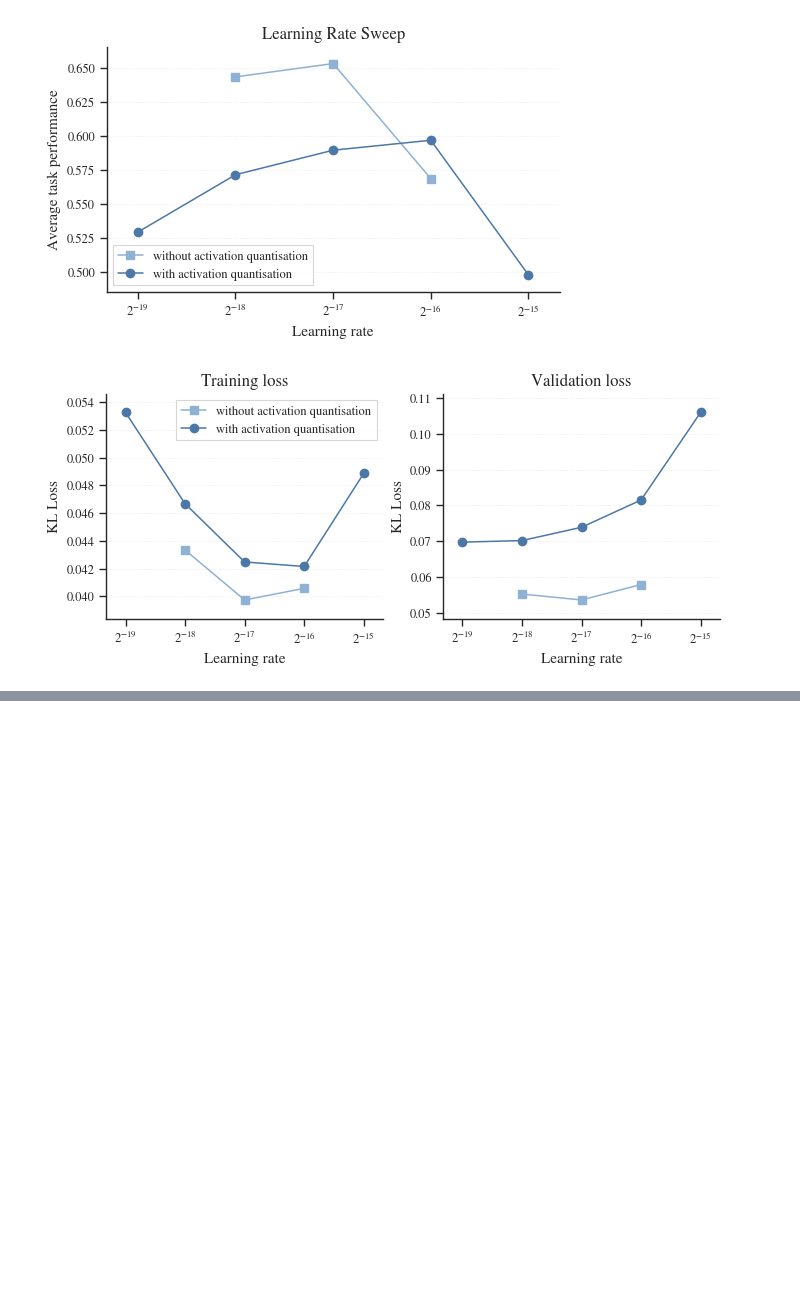
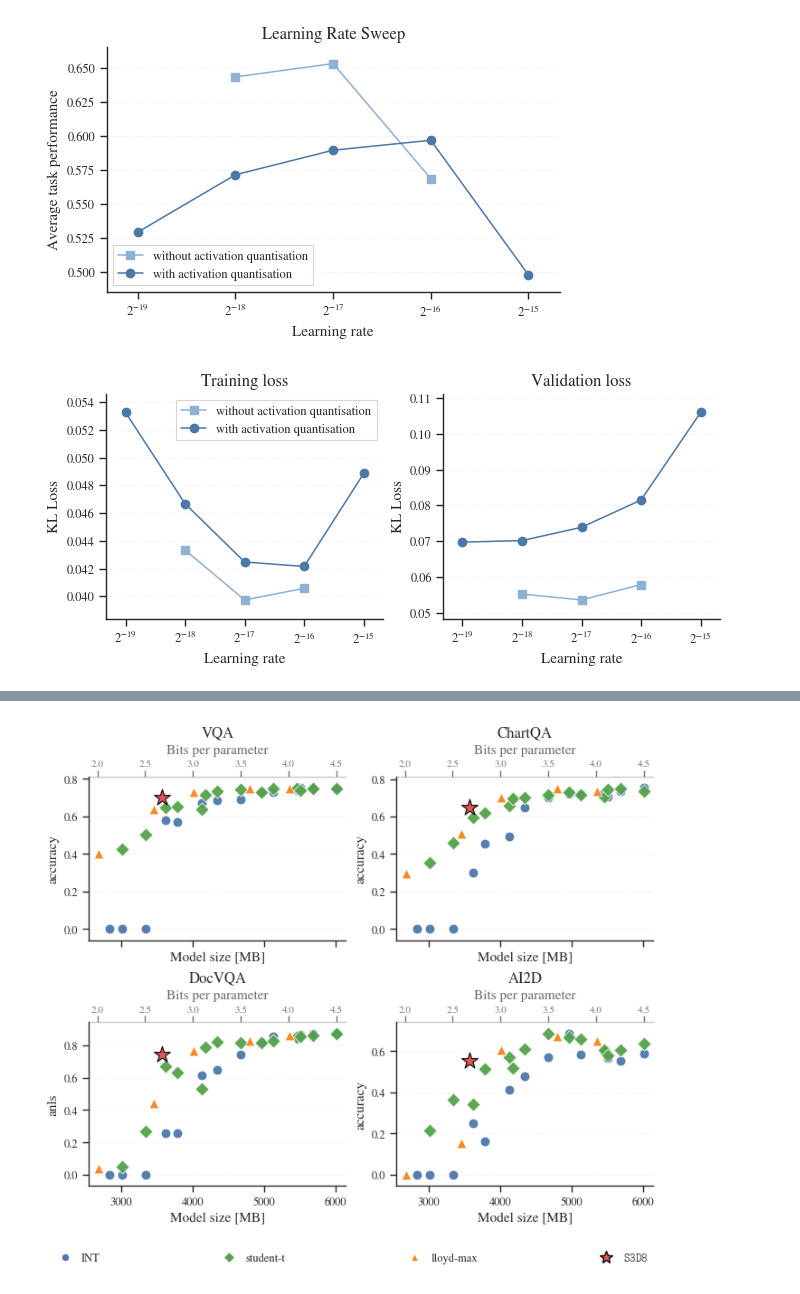
Before and after one commit to graphcore-research/llama-mobile-vlm, a Jupyter notebook: 20260415-PaperFigures.ipynb, the cells around one changed output, grey strips where cells are left out. Cells and saved outputs as stored; diff of their text form; code cells hidden in the pictures; blank space fills up the shorter version.

```diff
--- a/20260415-PaperFigures.ipynb
+++ b/20260415-PaperFigures.ipynb
@@ -743,0 +856,64 @@ plt.show()
+# %%
+figsize = (6.8, 5.6)
+fig, axes = plt.subplots(2, 2, figsize=figsize, sharex=True, constrained_layout=True)
+
+for ax, task in zip(axes.flatten(), DOWNSTREAM_TASKS):
+    for label, style in format_styles.items():
+        plot_df = format_df.loc[format_df["format"] == label]
+        ax.scatter(
+            plot_df["size"],
+            plot_df[task],
+            s=POINT_SIZE,
+            marker=style["marker"],
+            color=style["color"],
+            edgecolor="white",
+            linewidth=EDGE_WIDTH,
+            alpha=POINT_ALPHA,
+            zorder=3,
+        )
+    plot_s3d8(ax, our_size, our_task_scores[task])
+
+    ax.set(title=TASK_TITLES[task], xlabel="Model size [MB]", ylabel=get_metric(task))
+    finish_size_axis(ax, size_to_bpp)
+
+handles = [
+    Line2D(
+        [],
+        [],
+        marker=style["marker"],
+        linestyle="",
+        markersize=6,
+        markerfacecolor=style["color"],
+        markeredgecolor="white",
+        markeredgewidth=EDGE_WIDTH,
+        label=label,
+    )
+    for label, style in format_styles.items()
+]
+handles.append(
+    Line2D(
+        [],
+        [],
+        marker="*",
+        linestyle="",
+        markersize=10,
+        color=COLORS["s3d8"],
+        markeredgecolor="black",
+        label=LABELS["s3d8"],
+    )
+)
+fig.legend(
+    handles=handles,
+    loc="lower center",
+    ncol=4,
+    mode="expand",
+    frameon=False,
+    bbox_to_anchor=(0.0, -0.09, 1.0, 0.08),
+    labelspacing=0.35,
+    handletextpad=0.5,
+)
+
+save_figure(fig, "fig_format_tasks.pdf")
+plt.show()
+# %% [output]
+[figure, added]
```
Also changed, not shown: parts of 6 cells of this notebook.
